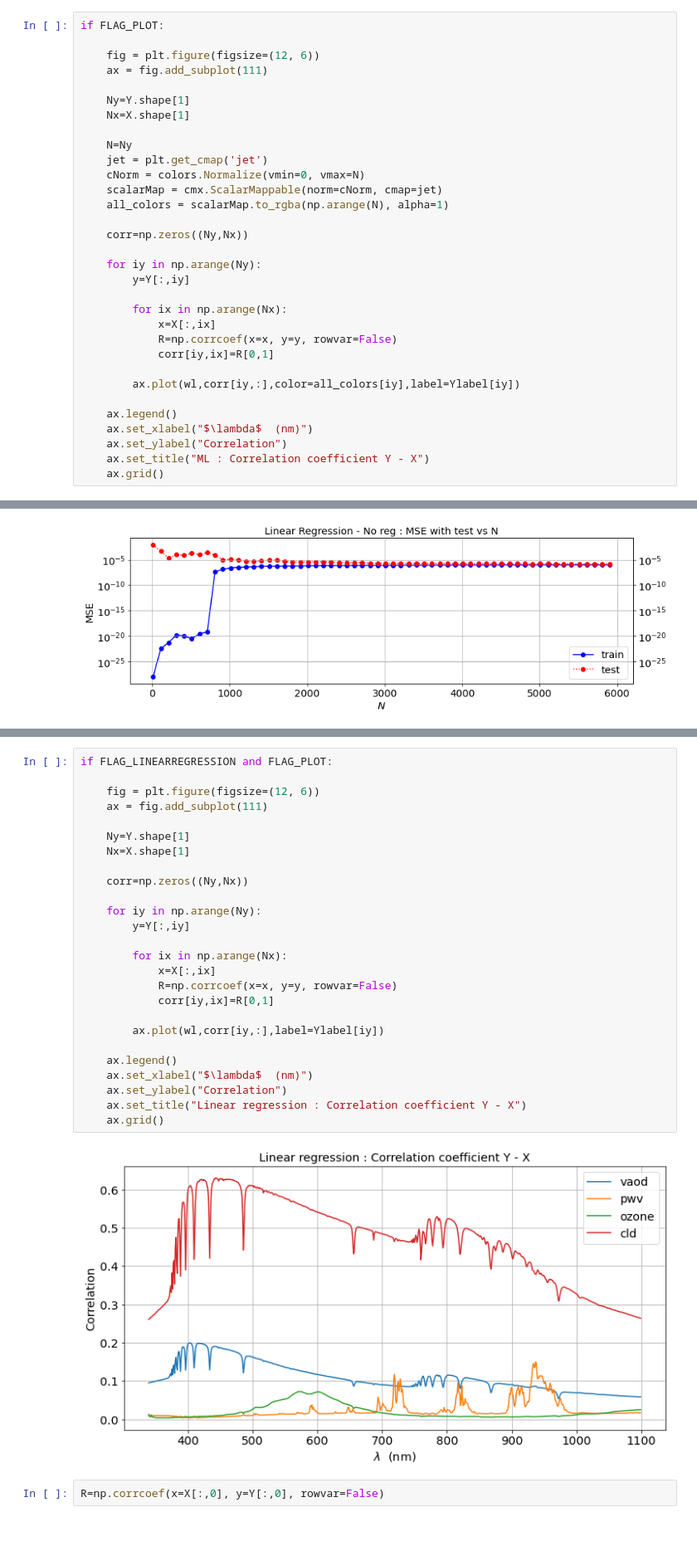
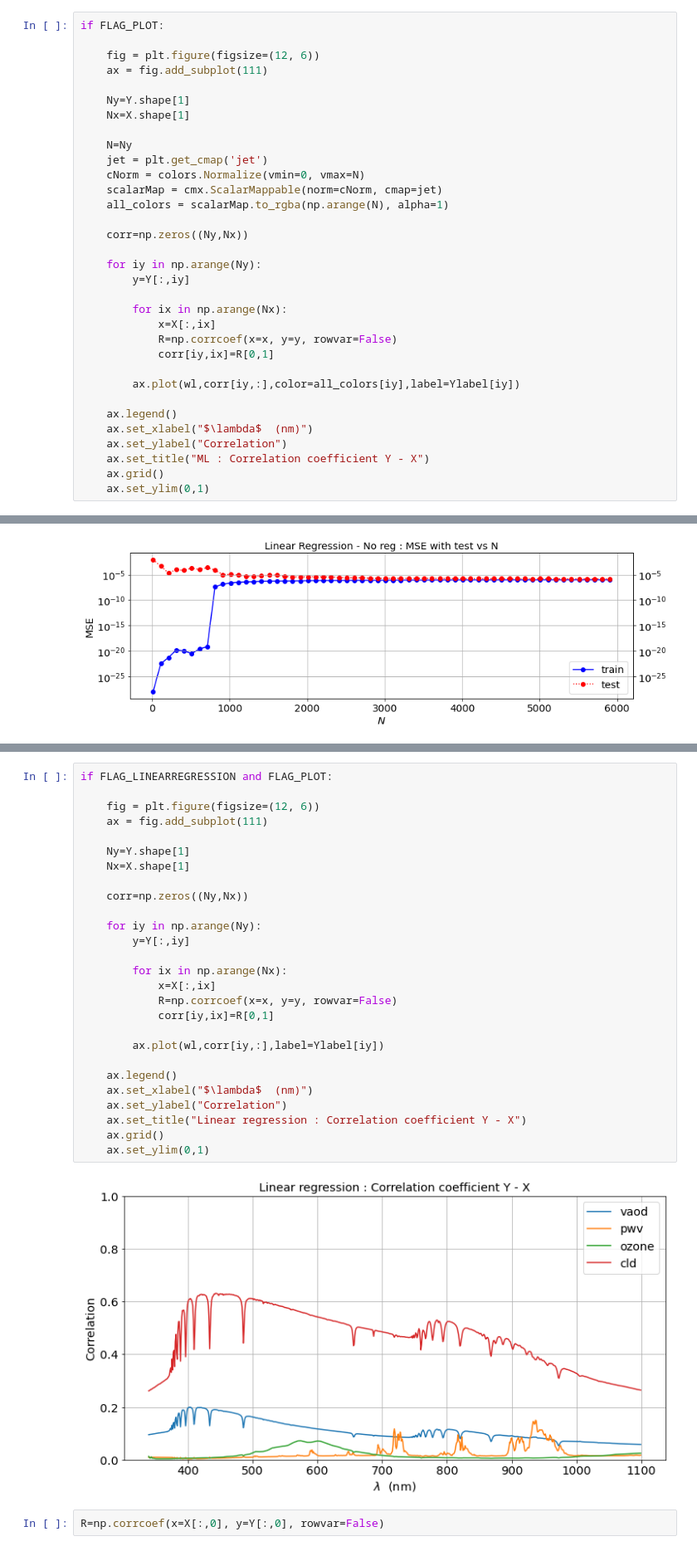
Before and after one commit to sylvielsstfr/PhotomCorrectAuxTel, a Jupyter notebook: analysis/MLfit_atm2/MLfit_atmlsst_cloud_varz.ipynb, the cells around one changed output, grey strips where cells are left out. Shown at 83% size. Cells and saved outputs as stored; diff of their text form.

```diff
--- a/analysis/MLfit_atm2/MLfit_atmlsst_cloud_varz.ipynb
+++ b/analysis/MLfit_atm2/MLfit_atmlsst_cloud_varz.ipynb
@@ -1297,4 +1297,5 @@ if FLAG_PLOT:
     ax.set_ylabel("Correlation")
     ax.set_title("ML : Correlation coefficient Y - X")
     ax.grid()
+    ax.set_ylim(0,1)
 # %% [output]
@@ -1608,31 +1609,32 @@ if FLAG_LINEARREGRESSION and FLAG_PLOT:
 # %%
 if FLAG_LINEARREGRESSION and FLAG_PLOT:
 
     fig = plt.figure(figsize=(12, 6))
     ax = fig.add_subplot(111)
 
     Ny=Y.shape[1]
     Nx=X.shape[1]
 
     corr=np.zeros((Ny,Nx))
 
     for iy in np.arange(Ny):
         y=Y[:,iy]
 
         for ix in np.arange(Nx):
             x=X[:,ix]
             R=np.corrcoef(x=x, y=y, rowvar=False)
             corr[iy,ix]=R[0,1]
 
         ax.plot(wl,corr[iy,:],label=Ylabel[iy])
 
     ax.legend()
     ax.set_xlabel("$\lambda$  (nm)")
     ax.set_ylabel("Correlation")
     ax.set_title("Linear regression : Correlation coefficient Y - X")
     ax.grid()
+    ax.set_ylim(0,1)
 # %% [output]
-[figure, old version]
+[figure, new version]
 # %%
 R=np.corrcoef(x=X[:,0], y=Y[:,0], rowvar=False)
 # %%
```
Also changed, not shown: parts of 51 cells of this notebook.
